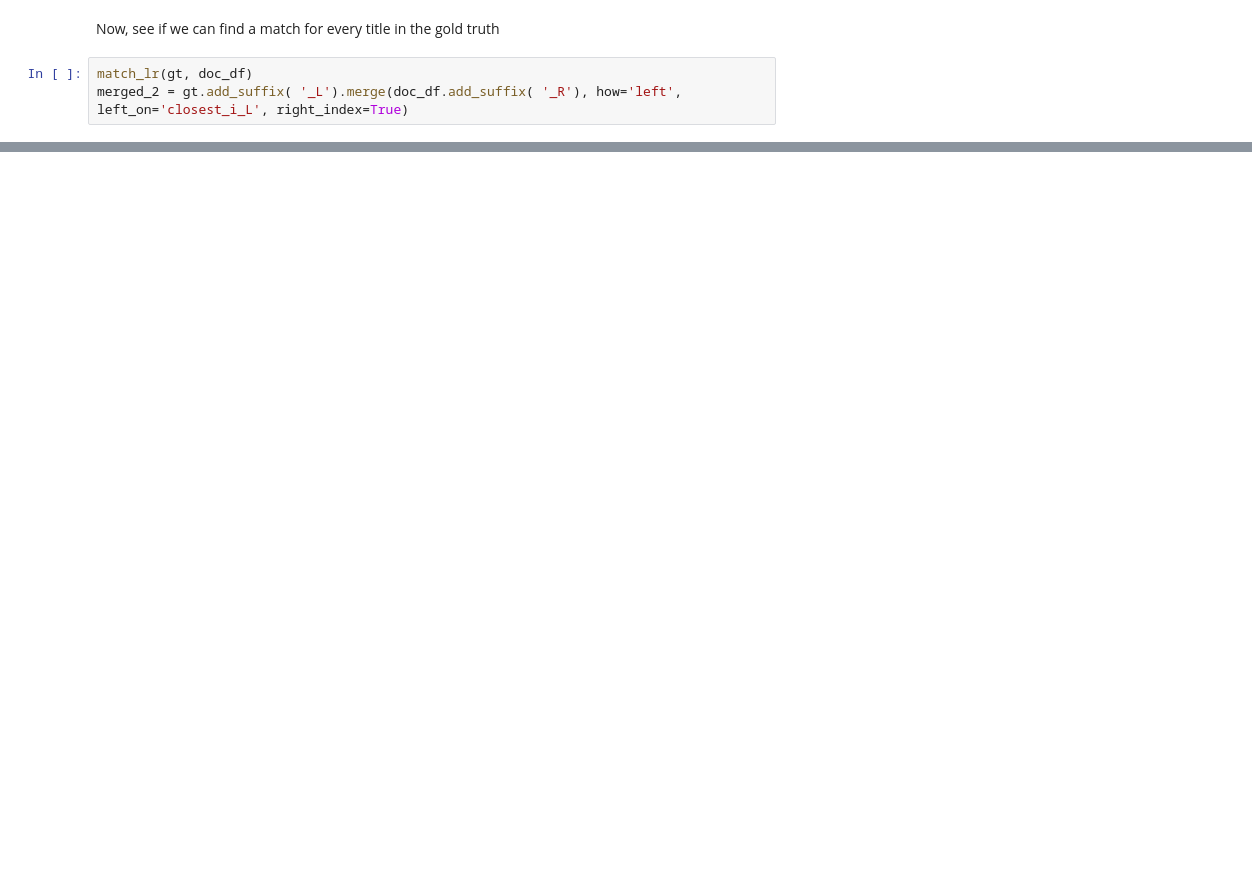
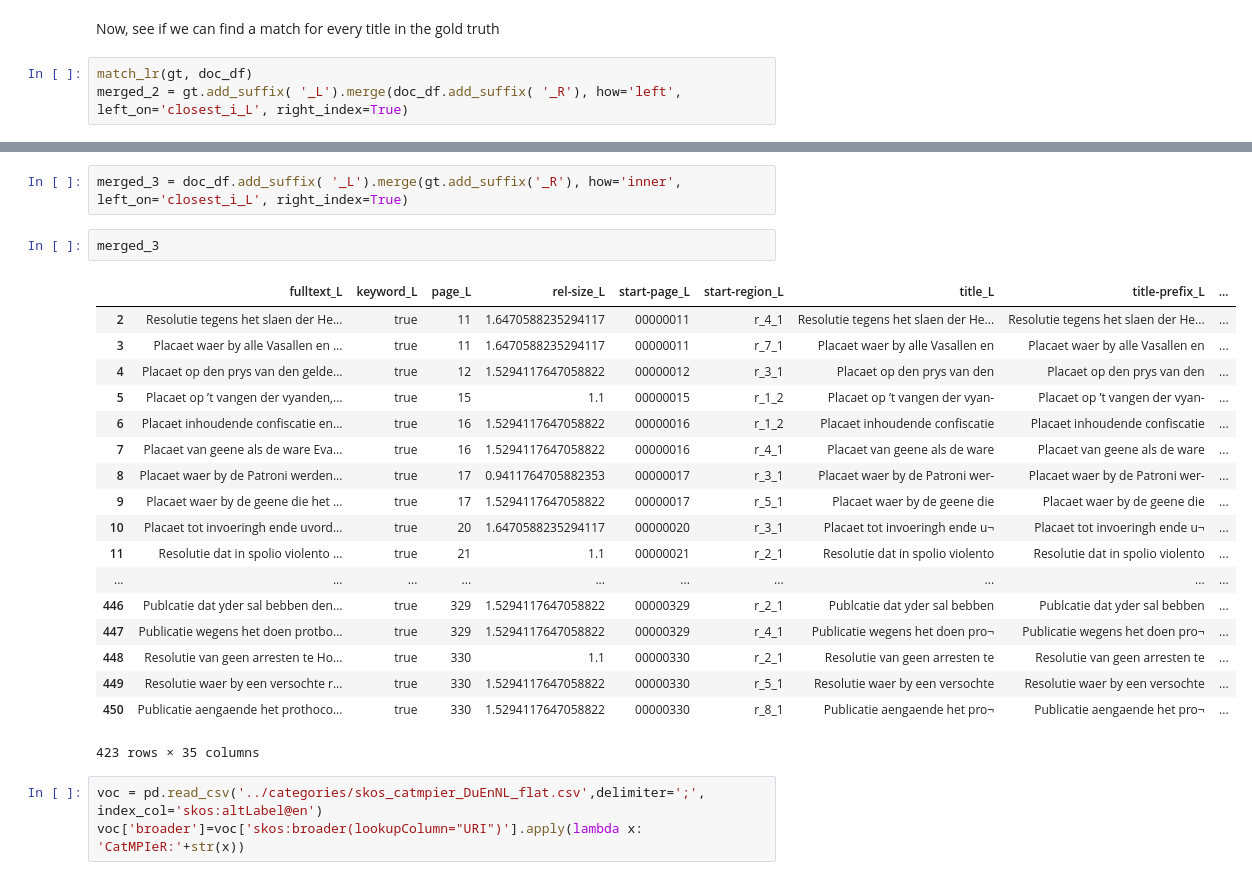
Before and after one commit to KBNLresearch/EntangledHistories, a Jupyter notebook: CompareToGT.ipynb, the cells around one changed output, grey strips where cells are left out. Drawn from its saved outputs; the diff is of its cells as text; blank space fills up the shorter version.

```diff
--- a/CompareToGT.ipynb
+++ b/CompareToGT.ipynb
@@ -155,0 +156,26 @@ Recall is 0.9540229885057472. 20 missing links (False positives):
+# %%
+merged_3 = doc_df.add_suffix( '_L').merge(gt.add_suffix('_R'), how='inner', left_on='closest_i_L', right_index=True)
+# %%
+merged_3
+# %% [output]
+|  | fulltext_L | keyword_L | page_L | rel-size_L | start-page_L | start-region_L | title_L | title-prefix_L | ... |
+| 2 | Resolutie tegens het slaen der He... | true | 11 | 1.6470588235294117 | 00000011 | r_4_1 | Resolutie tegens het slaen der He... | Resolutie tegens het slaen der He... | ... |
+| 3 | Placaet waer by alle Vasallen en ... | true | 11 | 1.6470588235294117 | 00000011 | r_7_1 | Placaet waer by alle Vasallen en | Placaet waer by alle Vasallen en | ... |
+| 4 | Placaet op den prys van den gelde... | true | 12 | 1.5294117647058822 | 00000012 | r_3_1 | Placaet op den prys van den | Placaet op den prys van den | ... |
+| 5 | Placaet op ’t vangen der vyanden,... | true | 15 | 1.1 | 00000015 | r_1_2 | Placaet op ’t vangen der vyan- | Placaet op ’t vangen der vyan- | ... |
+| 6 | Placaet inhoudende confiscatie en... | true | 16 | 1.5294117647058822 | 00000016 | r_1_2 | Placaet inhoudende confiscatie | Placaet inhoudende confiscatie | ... |
+| 7 | Placaet van geene als de ware Eva... | true | 16 | 1.5294117647058822 | 00000016 | r_4_1 | Placaet van geene als de ware | Placaet van geene als de ware | ... |
+| 8 | Placaet waer by de Patroni werden... | true | 17 | 0.9411764705882353 | 00000017 | r_3_1 | Placaet waer by de Patroni wer- | Placaet waer by de Patroni wer- | ... |
+| 9 | Placaet waer by de geene die het ... | true | 17 | 1.5294117647058822 | 00000017 | r_5_1 | Placaet waer by de geene die | Placaet waer by de geene die | ... |
+| 10 | Placaet tot invoeringh ende uvord... | true | 20 | 1.6470588235294117 | 00000020 | r_3_1 | Placaet tot invoeringh ende u¬ | Placaet tot invoeringh ende u¬ | ... |
+| 11 | Resolutie dat in spolio violento ... | true | 21 | 1.1 | 00000021 | r_2_1 | Resolutie dat in spolio violento | Resolutie dat in spolio violento | ... |
+| ... | ... | ... | ... | ... | ... | ... | ... | ... | ... |
+| 446 | Publcatie dat yder sal bebben den... | true | 329 | 1.5294117647058822 | 00000329 | r_2_1 | Publcatie dat yder sal bebben | Publcatie dat yder sal bebben | ... |
+| 447 | Publicatie wegens het doen protbo... | true | 329 | 1.5294117647058822 | 00000329 | r_4_1 | Publicatie wegens het doen pro¬ | Publicatie wegens het doen pro¬ | ... |
+| 448 | Resolutie van geen arresten te Ho... | true | 330 | 1.1 | 00000330 | r_2_1 | Resolutie van geen arresten te | Resolutie van geen arresten te | ... |
+| 449 | Resolutie waer by een versochte r... | true | 330 | 1.5294117647058822 | 00000330 | r_5_1 | Resolutie waer by een versochte | Resolutie waer by een versochte | ... |
+| 450 | Publicatie aengaende het prothoco... | true | 330 | 1.5294117647058822 | 00000330 | r_8_1 | Publicatie aengaende het pro¬ | Publicatie aengaende het pro¬ | ... |
+423 rows × 35 columns
+# %%
+voc = pd.read_csv('../categories/skos_catmpier_DuEnNL_flat.csv',delimiter=';', index_col='skos:altLabel@en')
+voc['broader']=voc['skos:broader(lookupColumn="URI")'].apply(lambda x: 'CatMPIeR:'+str(x))
```
Also changed, not shown: parts of 8 cells of this notebook.
